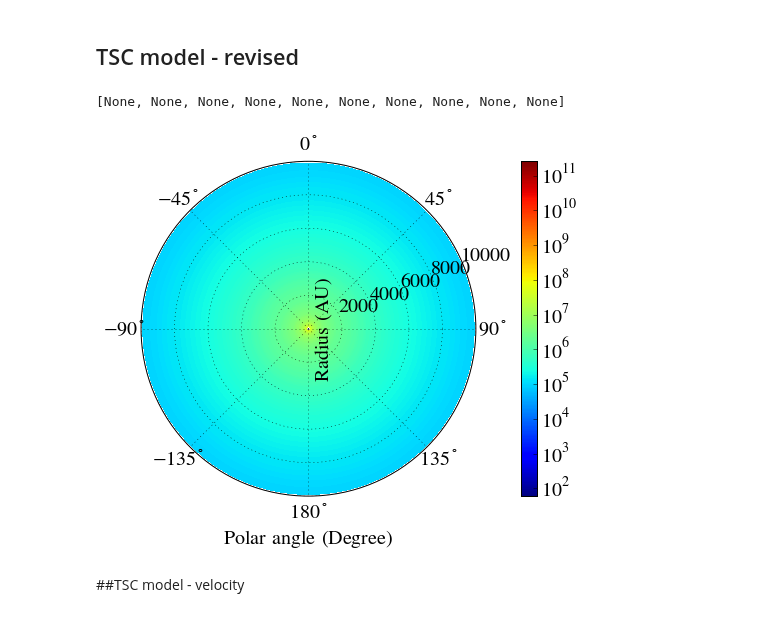
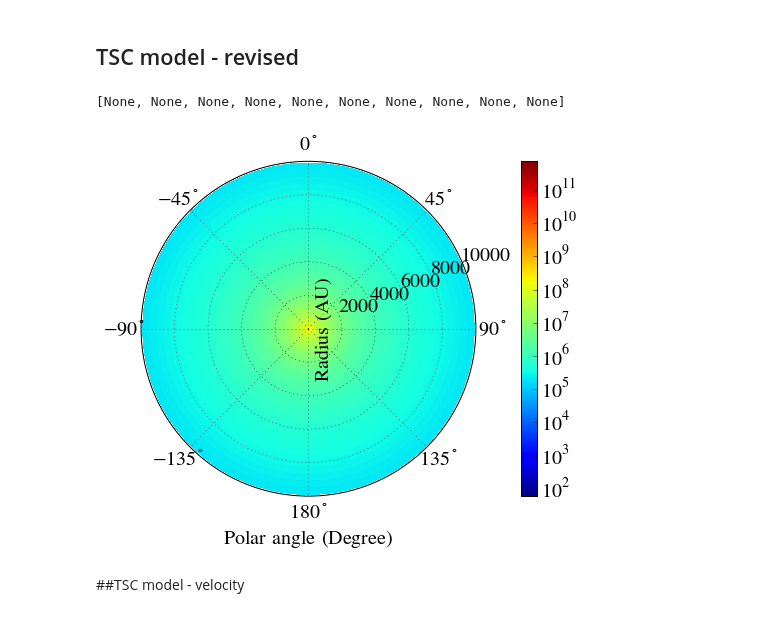
Before and after one commit to yaolun/misc, a Jupyter notebook: TSC/plot_tsc.ipynb, the cells around one changed output. Cells and saved outputs as stored; diff of their text form; code cells hidden in the pictures.

```diff
--- a/TSC/plot_tsc.ipynb
+++ b/TSC/plot_tsc.ipynb
@@ -98,21 +98,20 @@ def poly(x, y, x0, deg=2):
         y0 = y0 + p[i]*x0**(len(p)-i-1)
     return y0
 
-r_inf = 3500 * AU
-rhoenv = np.array(rhoenv_tsc)
-for ithetac in range(0, len(thetac)):
-    rho_dum = np.log10(rhoenv[(rc > 1.1*r_inf) & (np.isnan(rhoenv[:,ithetac]) == False),ithetac])
-    rc_dum = np.log10(rc[(rc > 1.1*r_inf) & (np.isnan(rhoenv[:,ithetac]) == False)])
-#     rho_dum_nan = np.log10(rhoenv[(rc > 1.1*r_inf) & (np.isnan(rhoenv[:,ithetac]) == True),ithetac])
-    rc_dum_nan = np.log10(rc[(rc > 1.1*r_inf) & (np.isnan(rhoenv[:,ithetac]) == True)])
-    for i in range(0, len(rc_dum_nan)):
-        rho_extrapol = poly(rc_dum, rho_dum, rc_dum_nan[i])
-        rhoenv[(np.log10(rc) == rc_dum_nan[i]),ithetac] = 10**rho_extrapol
-rhoenv_tsc = rhoenv
-rhoenv3d = np.empty((nx,ny,nz))
+rho_env_tsc2d = np.empty((nx,ny))
+if max(ri) > R_inf:
+    ind_infall = np.where(rc <= R_inf)[0][-1]
+    for i in range(0, len(rc)):
+        if i <= ind_infall:
+            rho_env_tsc2d[i,:] = rhoenv_tsc[i,:]
+        else:
+            rho_env_tsc2d[i,:] =  10**(np.log10(rhoenv_tsc[ind_infall,:]) - 2*(np.log10(rc[i]/rc[ind_infall])))
+else:
+    rho_env_tsc2d = rhoenv_tsc
+# map it to 3-D grid
+rho_env = np.empty((nx,ny,nz))
 for i in range(0, nz):
-    rhoenv3d[:,:,i] = rhoenv_tsc
-rho2d_avg = np.sum(rhoenv3d**2,axis=2)/np.sum(rhoenv3d,axis=2)
+    rho_env[:,:,i] = rho_env_tsc2d
 # %% [markdown]
 # Calculate the infall-only model using Hyperion bulid-in function
 # %%
@@ -336,31 +335,31 @@ plt.setp(cb_obj,fontsize=20)
 # %%
 fig = plt.figure(figsize=(8,6))
 ax_env  = fig.add_subplot(111,projection='polar')
 
-rhoenv_tsc_exp = np.hstack((rhoenv_tsc,rhoenv_tsc,rhoenv_tsc[:,0:1]))
+rhoenv_tsc_exp = np.hstack((rho_env_tsc2d, rho_env_tsc2d, rho_env_tsc2d[:,0:1]))
 thetac_exp = np.hstack((thetac-PI/2, thetac+PI/2, thetac[0]-PI/2))
 
 zmin = 1e-22/mh
 cmap = 'jet'
 img_env = ax_env.pcolormesh(thetac_exp,rc/AU,rhoenv_tsc_exp/mh,cmap=cmap,norm=LogNorm(vmin=zmin,vmax=np.nanmax(rhoenv_tsc_exp/mh)))
 # img_env = ax_env.pcolormesh(thetac_exp,rc/AU,rhoenv_tsc_exp/mh,cmap=cmap,norm=LogNorm(vmin=zmin,vmax=np.nanmax(1e12)))
 
 
 ax_env.set_xlabel(r'$\rm{Polar\,angle\,(Degree)}$',fontsize=20)
 ax_env.set_ylabel(r'$\rm{Radius\,(AU)}$',fontsize=20)
 ax_env.tick_params(labelsize=20)
 # ax_env.set_yticks(np.arange(0,R_env_max/AU,R_env_max/AU/5))
 ax_env.set_ylim([0,10000])
 ax_env.set_xticklabels([r'$\rm{90^{\circ}}$',r'$\rm{45^{\circ}}$',r'$\rm{0^{\circ}}$',r'$\rm{-45^{\circ}}$',\
                         r'$\rm{-90^{\circ}}$',r'$\rm{-135^{\circ}}$',r'$\rm{180^{\circ}}$',r'$\rm{135^{\circ}}$'])
 ax_env.grid(True)
 cb = fig.colorbar(img_env, pad=0.1)
 cb.ax.set_ylabel(r'$\rm{Averaged~Density\,(cm^{-3})}$',fontsize=20)
 cb_obj = plt.getp(cb.ax.axes, 'yticklabels')
 plt.setp(cb_obj,fontsize=20)
 # %% [output]
 [None, None, None, None, None, None, None, None, None, None]
-[figure, old version]
+[figure, new version]
 # %% [markdown]
 ##TSC model - velocity
 # %%
```
Also changed, not shown: parts of 9 cells of this notebook, 8 other files.
